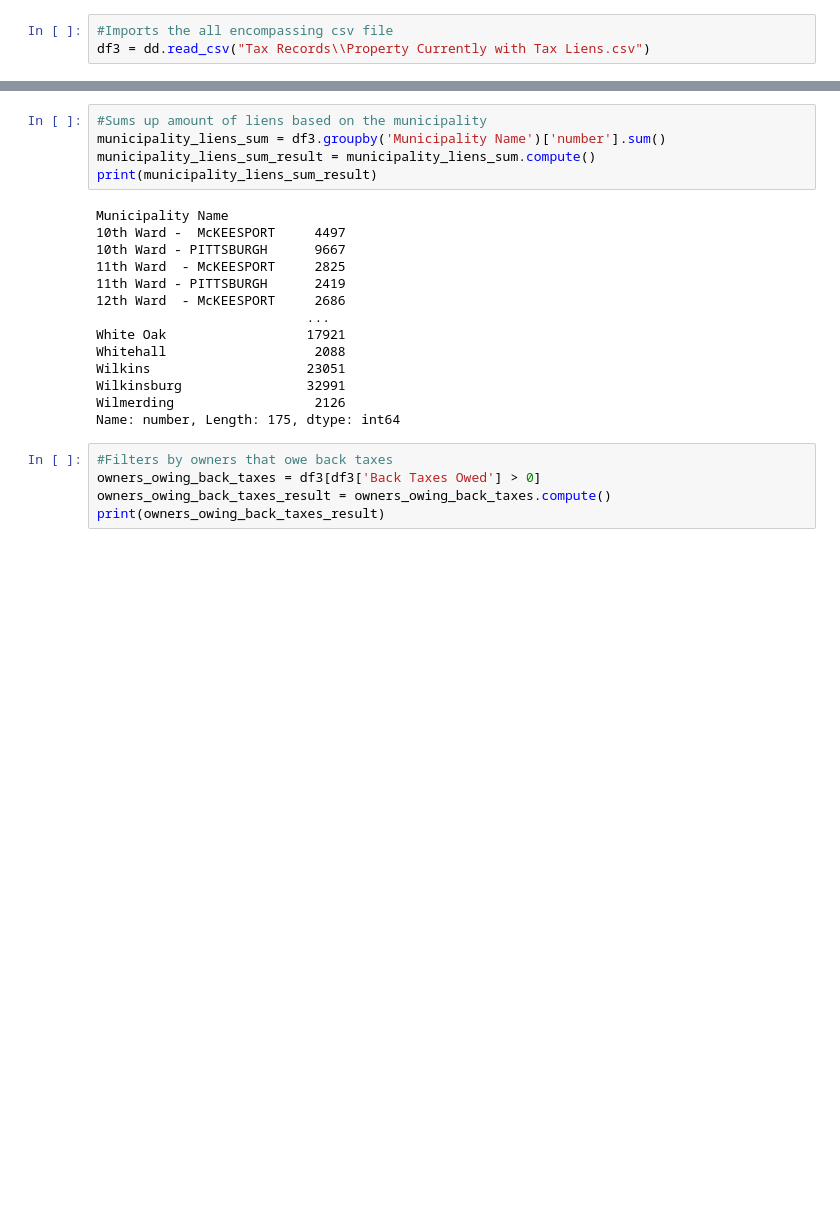
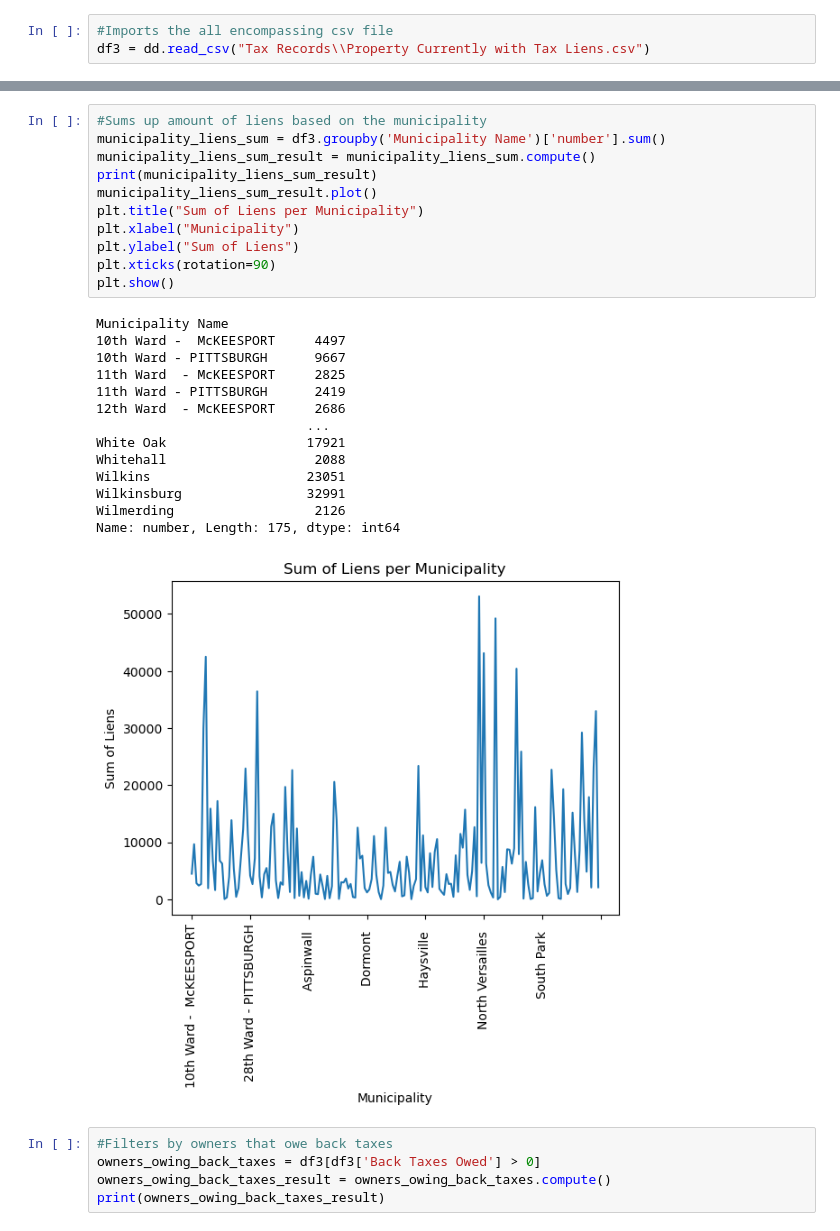
Before and after one commit to AndreaLHazzard/Project_3, a Jupyter notebook: delivery.ipynb, the cells around one changed output, grey strips where cells are left out. Cells and saved outputs as stored; diff of their text form; blank space fills up the shorter version.

```diff
--- a/delivery.ipynb
+++ b/delivery.ipynb
@@ -27,22 +20,29 @@ Name: count, Length: 175, dtype: int64
 # %%
 #Sums up amount of liens based on the municipality
 municipality_liens_sum = df3.groupby('Municipality Name')['number'].sum()
 municipality_liens_sum_result = municipality_liens_sum.compute()
 print(municipality_liens_sum_result)
+municipality_liens_sum_result.plot()
+plt.title("Sum of Liens per Municipality")
+plt.xlabel("Municipality")
+plt.ylabel("Sum of Liens")
+plt.xticks(rotation=90)
+plt.show()
 # %% [output]
 Municipality Name
 10th Ward -  McKEESPORT     4497
 10th Ward - PITTSBURGH      9667
 11th Ward  - McKEESPORT     2825
 11th Ward - PITTSBURGH      2419
 12th Ward  - McKEESPORT     2686
                            ...
 White Oak                  17921
 Whitehall                   2088
 Wilkins                    23051
 Wilkinsburg                32991
 Wilmerding                  2126
 Name: number, Length: 175, dtype: int64
+[figure, added]
 # %%
 #Filters by owners that owe back taxes
 owners_owing_back_taxes = df3[df3['Back Taxes Owed'] > 0]
```
Also changed, not shown: parts of 1 cell of this notebook.
